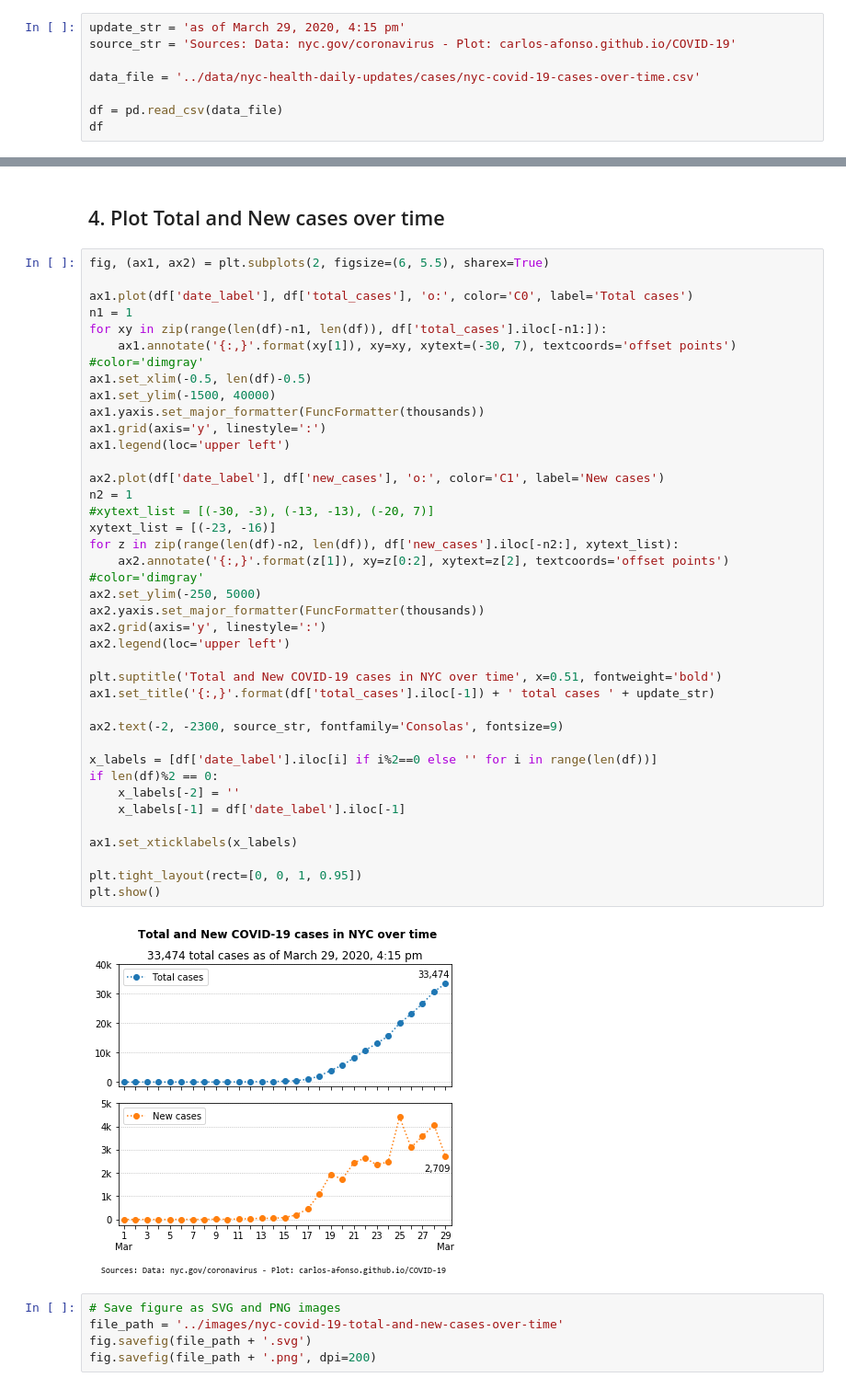
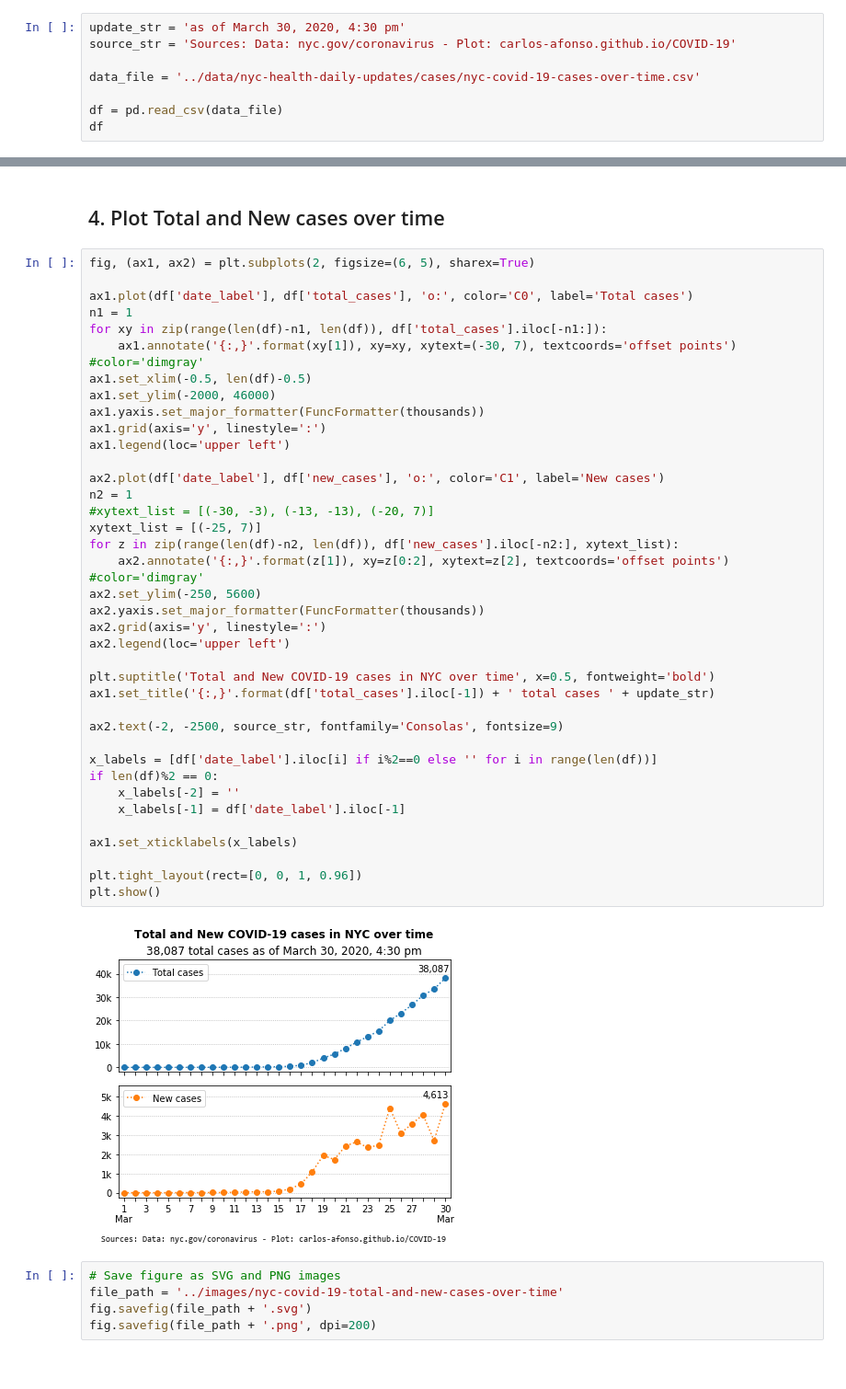
Before and after one commit to carlos-afonso/COVID-19, a Jupyter notebook: notebooks/nyc-covid-19-cases-over-time.ipynb, the cells around one changed output, grey strips where cells are left out. Shown: that part at 92% size. Drawn from its saved outputs; the diff is of its cells as text.

Commit message:
updates NYC data and plots

```diff
--- a/notebooks/nyc-covid-19-cases-over-time.ipynb
+++ b/notebooks/nyc-covid-19-cases-over-time.ipynb
@@ -12,7 +12,7 @@ import pandas as pd
 # %% [markdown]
 ## 1. Read data
 # %%
-update_str = 'as of March 29, 2020, 4:15 pm'
+update_str = 'as of March 30, 2020, 4:30 pm'
 source_str = 'Sources: Data: nyc.gov/coronavirus - Plot: carlos-afonso.github.io/COVID-19'
 
 data_file = '../data/nyc-health-daily-updates/cases/nyc-covid-19-cases-over-time.csv'
@@ -90,45 +90,45 @@ def thousands(x, pos):
 # %% [markdown]
 ## 4. Plot Total and New cases over time
 # %%
-fig, (ax1, ax2) = plt.subplots(2, figsize=(6, 5.5), sharex=True)
+fig, (ax1, ax2) = plt.subplots(2, figsize=(6, 5), sharex=True)
 
 ax1.plot(df['date_label'], df['total_cases'], 'o:', color='C0', label='Total cases')
 n1 = 1
 for xy in zip(range(len(df)-n1, len(df)), df['total_cases'].iloc[-n1:]):
     ax1.annotate('{:,}'.format(xy[1]), xy=xy, xytext=(-30, 7), textcoords='offset points') #color='dimgray'
 ax1.set_xlim(-0.5, len(df)-0.5)
-ax1.set_ylim(-1500, 40000)
+ax1.set_ylim(-2000, 46000)
 ax1.yaxis.set_major_formatter(FuncFormatter(thousands))
 ax1.grid(axis='y', linestyle=':')
 ax1.legend(loc='upper left')
 
 ax2.plot(df['date_label'], df['new_cases'], 'o:', color='C1', label='New cases')
 n2 = 1
 #xytext_list = [(-30, -3), (-13, -13), (-20, 7)]
-xytext_list = [(-23, -16)]
+xytext_list = [(-25, 7)]
 for z in zip(range(len(df)-n2, len(df)), df['new_cases'].iloc[-n2:], xytext_list):
     ax2.annotate('{:,}'.format(z[1]), xy=z[0:2], xytext=z[2], textcoords='offset points') #color='dimgray'
-ax2.set_ylim(-250, 5000)
+ax2.set_ylim(-250, 5600)
 ax2.yaxis.set_major_formatter(FuncFormatter(thousands))
 ax2.grid(axis='y', linestyle=':')
 ax2.legend(loc='upper left')
 
-plt.suptitle('Total and New COVID-19 cases in NYC over time', x=0.51, fontweight='bold')
+plt.suptitle('Total and New COVID-19 cases in NYC over time', x=0.5, fontweight='bold')
 ax1.set_title('{:,}'.format(df['total_cases'].iloc[-1]) + ' total cases ' + update_str)
 
-ax2.text(-2, -2300, source_str, fontfamily='Consolas', fontsize=9)
+ax2.text(-2, -2500, source_str, fontfamily='Consolas', fontsize=9)
 
 x_labels = [df['date_label'].iloc[i] if i%2==0 else '' for i in range(len(df))]
 if len(df)%2 == 0:
     x_labels[-2] = ''
     x_labels[-1] = df['date_label'].iloc[-1]
 
 ax1.set_xticklabels(x_labels)
 
-plt.tight_layout(rect=[0, 0, 1, 0.95])
+plt.tight_layout(rect=[0, 0, 1, 0.96])
 plt.show()
 # %% [output]
-[figure, old version]
+[figure, new version]
 # %%
 # Save figure as SVG and PNG images
 file_path = '../images/nyc-covid-19-total-and-new-cases-over-time'
```
Also changed, not shown: parts of 3 cells of this notebook, 5 other files.
